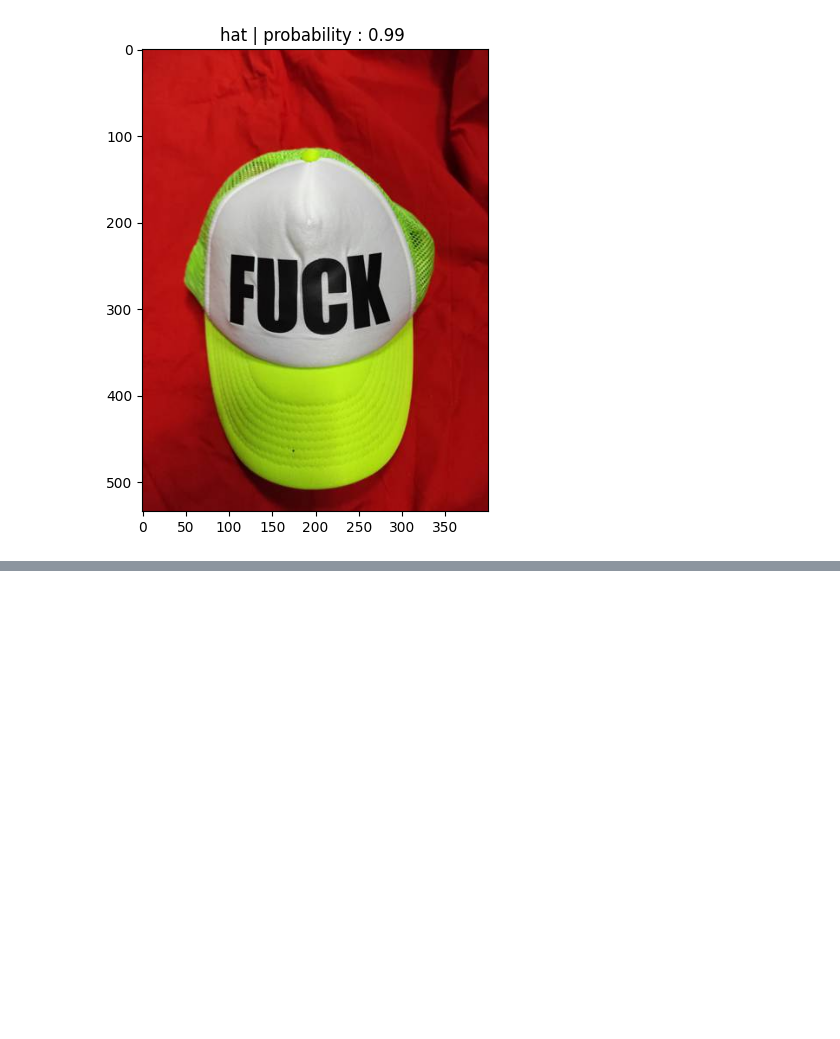
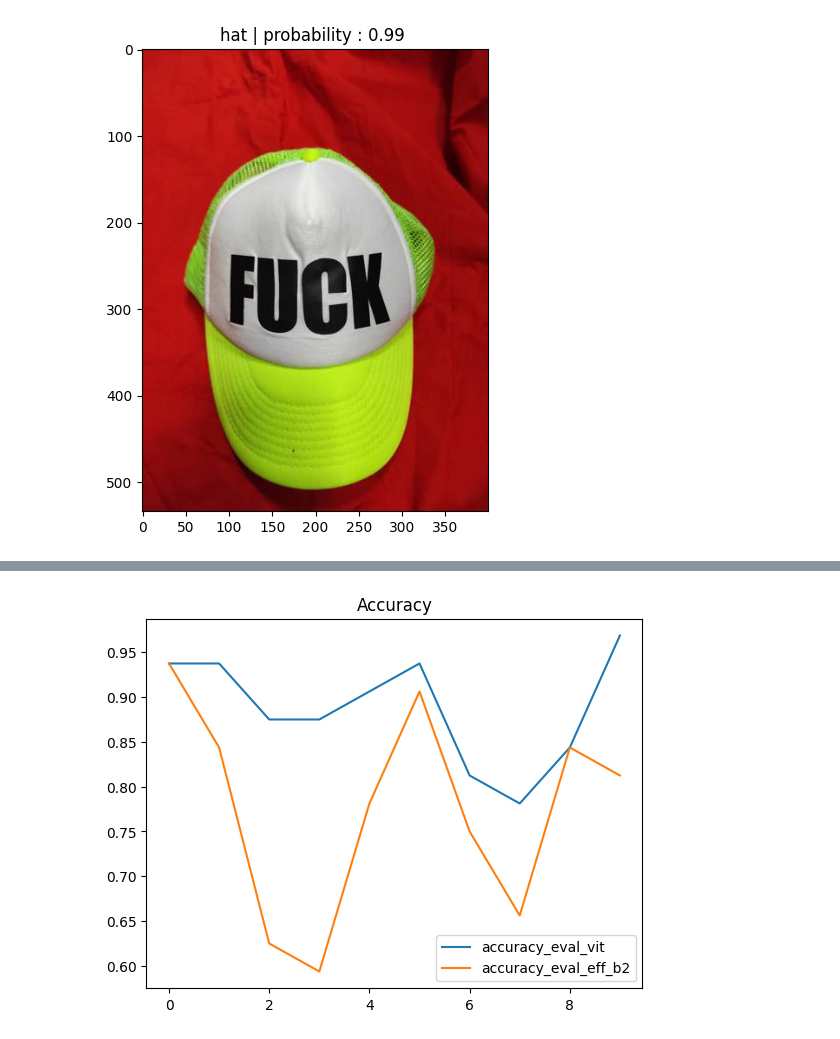
Before and after one commit to aliREZA79400/Clothing-Classification, a Jupyter notebook: Vision.ipynb, the cells around one changed output, grey strips where cells are left out. Cells and saved outputs as stored; diff of their text form; code cells hidden in the pictures; blank space fills up the shorter version.

```diff
--- a/vivson.ipynb
+++ b/Vision.ipynb
@@ -1500,0 +1667,13 @@ Reusing TensorBoard on port 6006 (pid 12489), started 0:02:43 ago. (Use '!kill 1
+# %%
+import pandas as pd
+dict = {
+    "accuracy_eval_vit" : accuracy_eval_vit,
+    "accuracy_eval_eff_b2" : accuracy_eval_eff_b2,
+    "loss_eval_vit" : loss_eval_vit,
+    "loss_eval_eff_b2" : loss_eval_eff_b2
+}
+df  = pd.DataFrame(dict)
+# %%
+df.iloc[:,[0,1]].plot(title="Accuracy");
+# %% [output]
+[figure, added]
```
Also changed, not shown: parts of 45 cells of this notebook, 11 other files.
